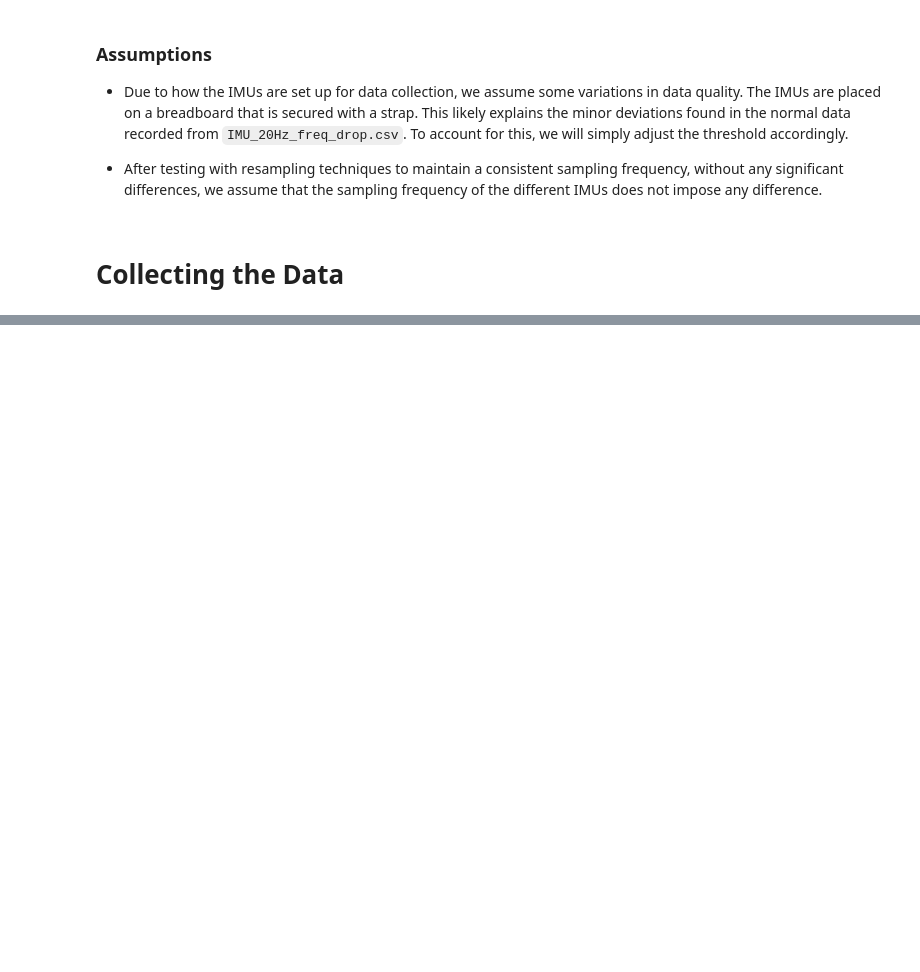
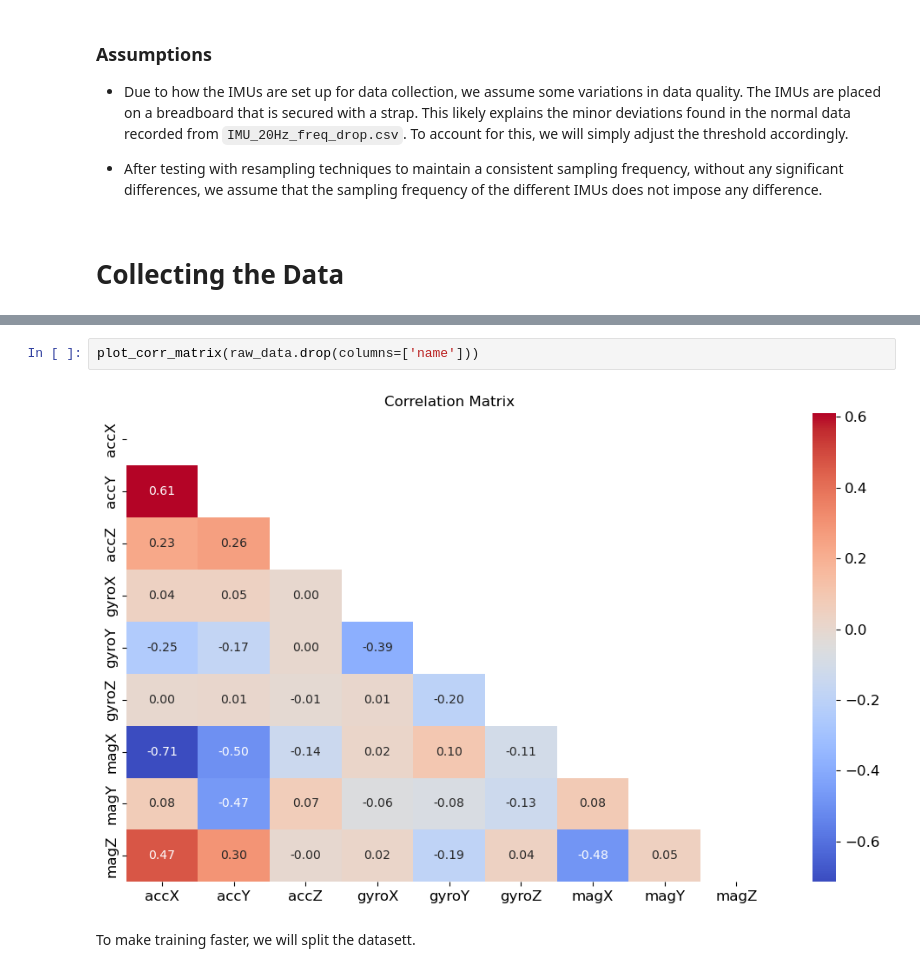
Before and after one commit to Hakonimatata/MachineLearningV2, a Jupyter notebook: Assignment_2/A2_Submission.ipynb, the cells around one changed output, grey strips where cells are left out. Cells and saved outputs as stored; diff of their text form; blank space fills up the shorter version.

```diff
--- a/Assignment_2/A2_Submission.ipynb
+++ b/Assignment_2/A2_Submission.ipynb
@@ -35,0 +322,6 @@ https://www.kaggle.com/datasets/hkayan/industrial-robotic-arm-imu-data-casper-1-
+# %%
+plot_corr_matrix(raw_data.drop(columns=['name']))
+# %% [output]
+[figure, added]
+# %% [markdown]
+To make training faster, we will split the datasett.
```
Also changed, not shown: parts of 37 cells of this notebook.
